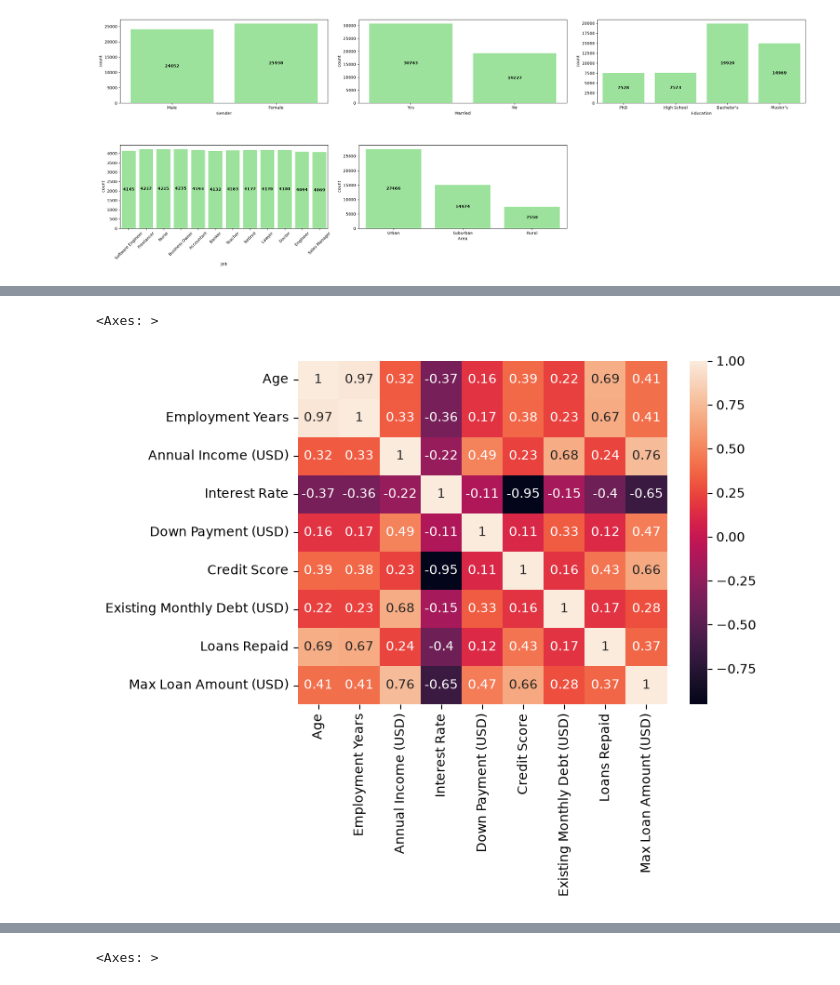
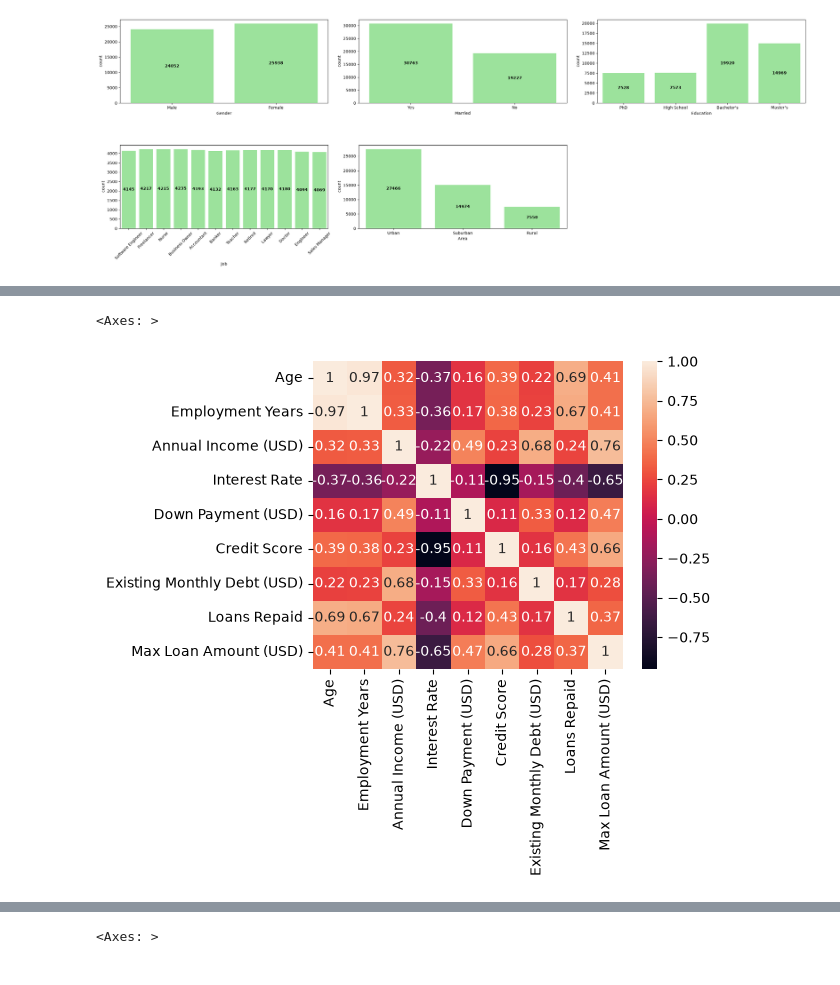
Before and after one commit to coretlwww/mortgage-prediction, a Jupyter notebook: Untitled-1.ipynb, the cells around one changed output, grey strips where cells are left out. Cells and saved outputs as stored; diff of their text form; code cells hidden in the pictures.

```diff
--- a/Untitled-1.ipynb
+++ b/Untitled-1.ipynb
@@ -204,6 +267,8 @@ create_chart(categorical_cols, sns.countplot)
 # %%
+# Calculate the Pearson correlation matrix for numerical features and visualize it via a heatmap
+plt.figure(figsize=(5, 4))
 correlation_matrix = mortgage_data[numeric_cols].corr()
 sns.heatmap(data=correlation_matrix, annot=True)
 # %% [output]
 <Axes: >
-[figure, old version]
+[figure, new version]
```
Also changed, not shown: parts of 39 cells of this notebook.
